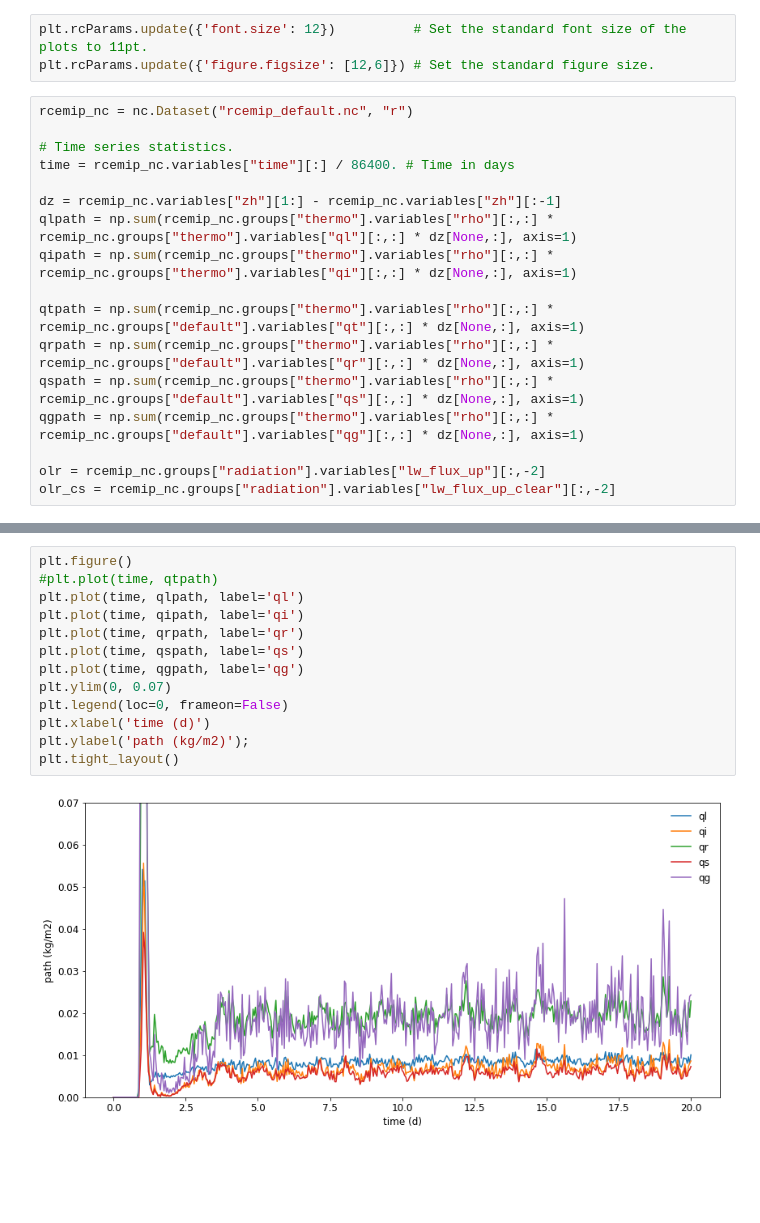
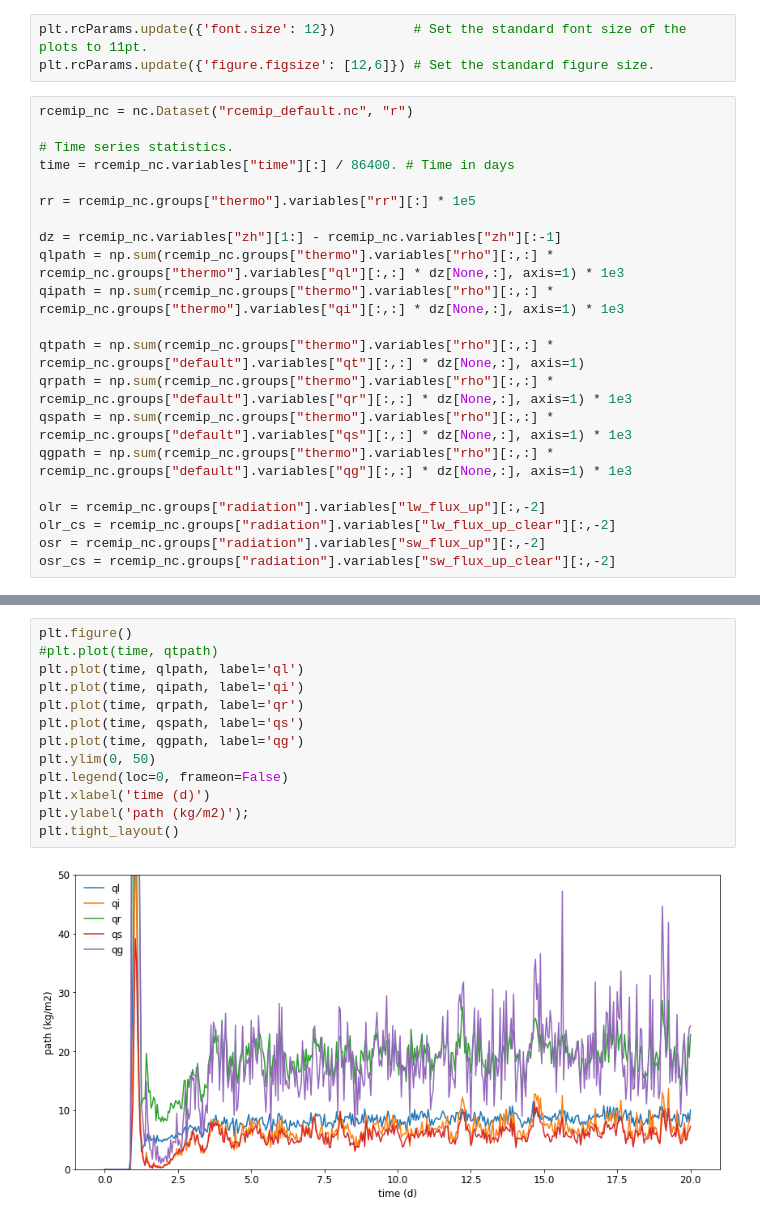
Before and after one commit to Chiil/smallprograms, a Jupyter notebook: rcemip_plot/RCEMIP First Test MicroHH.ipynb, the cells around one changed output, grey strips where cells are left out. Saved outputs shown, nothing was run; the diff lists cells and outputs as text; blank space fills up the shorter version.

Commit message:
Newer plots.

```diff
--- a/rcemip_plot/RCEMIP First Test MicroHH.ipynb
+++ b/rcemip_plot/RCEMIP First Test MicroHH.ipynb
@@ -12,17 +12,21 @@ rcemip_nc = nc.Dataset("rcemip_default.nc", "r")
 # Time series statistics.
 time = rcemip_nc.variables["time"][:] / 86400. # Time in days
 
+rr = rcemip_nc.groups["thermo"].variables["rr"][:] * 1e5
+
 dz = rcemip_nc.variables["zh"][1:] - rcemip_nc.variables["zh"][:-1]
-qlpath = np.sum(rcemip_nc.groups["thermo"].variables["rho"][:,:] * rcemip_nc.groups["thermo"].variables["ql"][:,:] * dz[None,:], axis=1)
-qipath = np.sum(rcemip_nc.groups["thermo"].variables["rho"][:,:] * rcemip_nc.groups["thermo"].variables["qi"][:,:] * dz[None,:], axis=1)
+qlpath = np.sum(rcemip_nc.groups["thermo"].variables["rho"][:,:] * rcemip_nc.groups["thermo"].variables["ql"][:,:] * dz[None,:], axis=1) * 1e3
+qipath = np.sum(rcemip_nc.groups["thermo"].variables["rho"][:,:] * rcemip_nc.groups["thermo"].variables["qi"][:,:] * dz[None,:], axis=1) * 1e3
 
 qtpath = np.sum(rcemip_nc.groups["thermo"].variables["rho"][:,:] * rcemip_nc.groups["default"].variables["qt"][:,:] * dz[None,:], axis=1)
-qrpath = np.sum(rcemip_nc.groups["thermo"].variables["rho"][:,:] * rcemip_nc.groups["default"].variables["qr"][:,:] * dz[None,:], axis=1)
-qspath = np.sum(rcemip_nc.groups["thermo"].variables["rho"][:,:] * rcemip_nc.groups["default"].variables["qs"][:,:] * dz[None,:], axis=1)
-qgpath = np.sum(rcemip_nc.groups["thermo"].variables["rho"][:,:] * rcemip_nc.groups["default"].variables["qg"][:,:] * dz[None,:], axis=1)
+qrpath = np.sum(rcemip_nc.groups["thermo"].variables["rho"][:,:] * rcemip_nc.groups["default"].variables["qr"][:,:] * dz[None,:], axis=1) * 1e3
+qspath = np.sum(rcemip_nc.groups["thermo"].variables["rho"][:,:] * rcemip_nc.groups["default"].variables["qs"][:,:] * dz[None,:], axis=1) * 1e3
+qgpath = np.sum(rcemip_nc.groups["thermo"].variables["rho"][:,:] * rcemip_nc.groups["default"].variables["qg"][:,:] * dz[None,:], axis=1) * 1e3
 
 olr = rcemip_nc.groups["radiation"].variables["lw_flux_up"][:,-2]
 olr_cs = rcemip_nc.groups["radiation"].variables["lw_flux_up_clear"][:,-2]
+osr = rcemip_nc.groups["radiation"].variables["sw_flux_up"][:,-2]
+osr_cs = rcemip_nc.groups["radiation"].variables["sw_flux_up_clear"][:,-2]
 # %%
 # Profile statistics.
 
@@ -56,15 +89,15 @@ thlt_rad = rcemip_nc.groups["tend"].variables["thlt_rad"][n_start:n_end,:].mean(
 # %%
 plt.figure()
 #plt.plot(time, qtpath)
 plt.plot(time, qlpath, label='ql')
 plt.plot(time, qipath, label='qi')
 plt.plot(time, qrpath, label='qr')
 plt.plot(time, qspath, label='qs')
 plt.plot(time, qgpath, label='qg')
-plt.ylim(0, 0.07)
+plt.ylim(0, 50)
 plt.legend(loc=0, frameon=False)
 plt.xlabel('time (d)')
 plt.ylabel('path (kg/m2)');
 plt.tight_layout()
 # %% [output]
-[figure, old version]
+[figure, new version]
```
Also changed, not shown: parts of 6 cells of this notebook.
